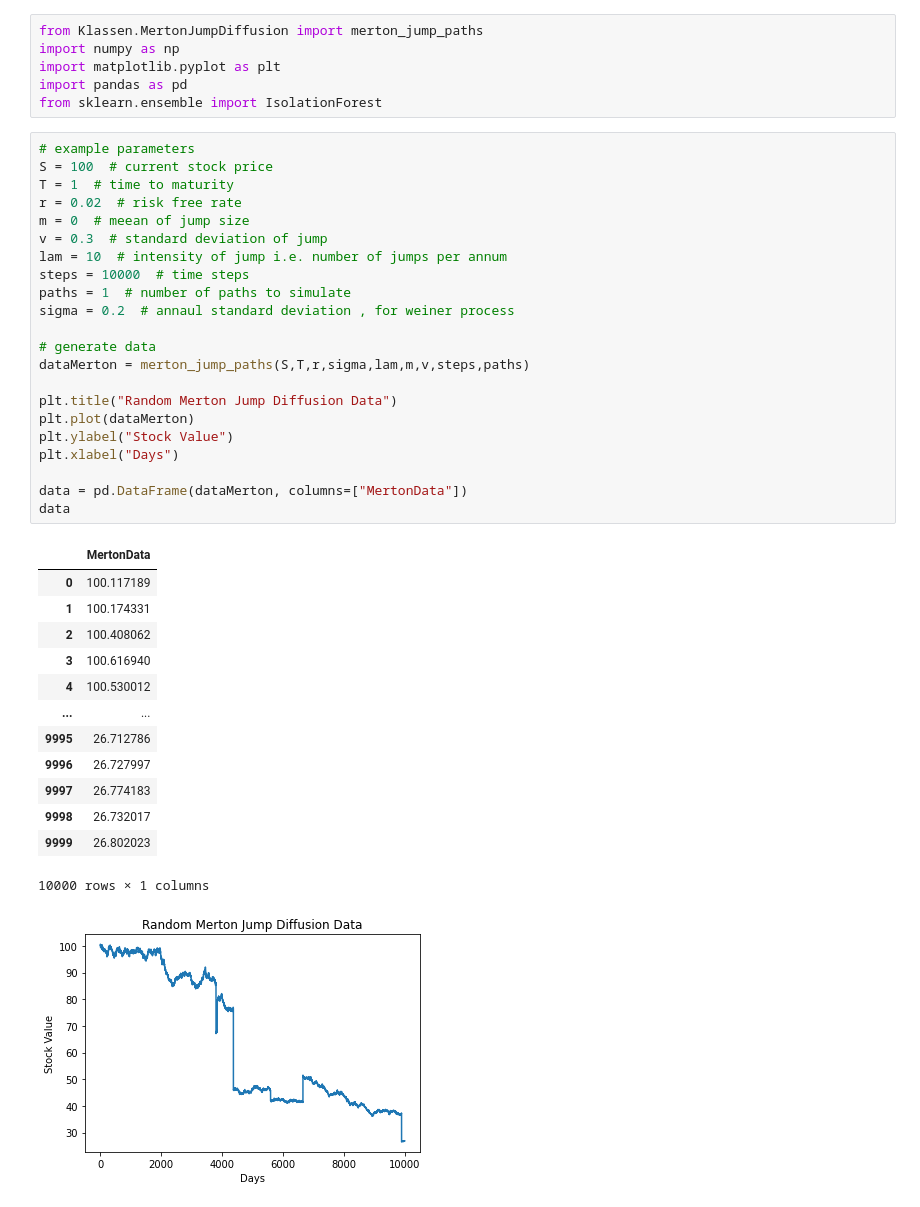
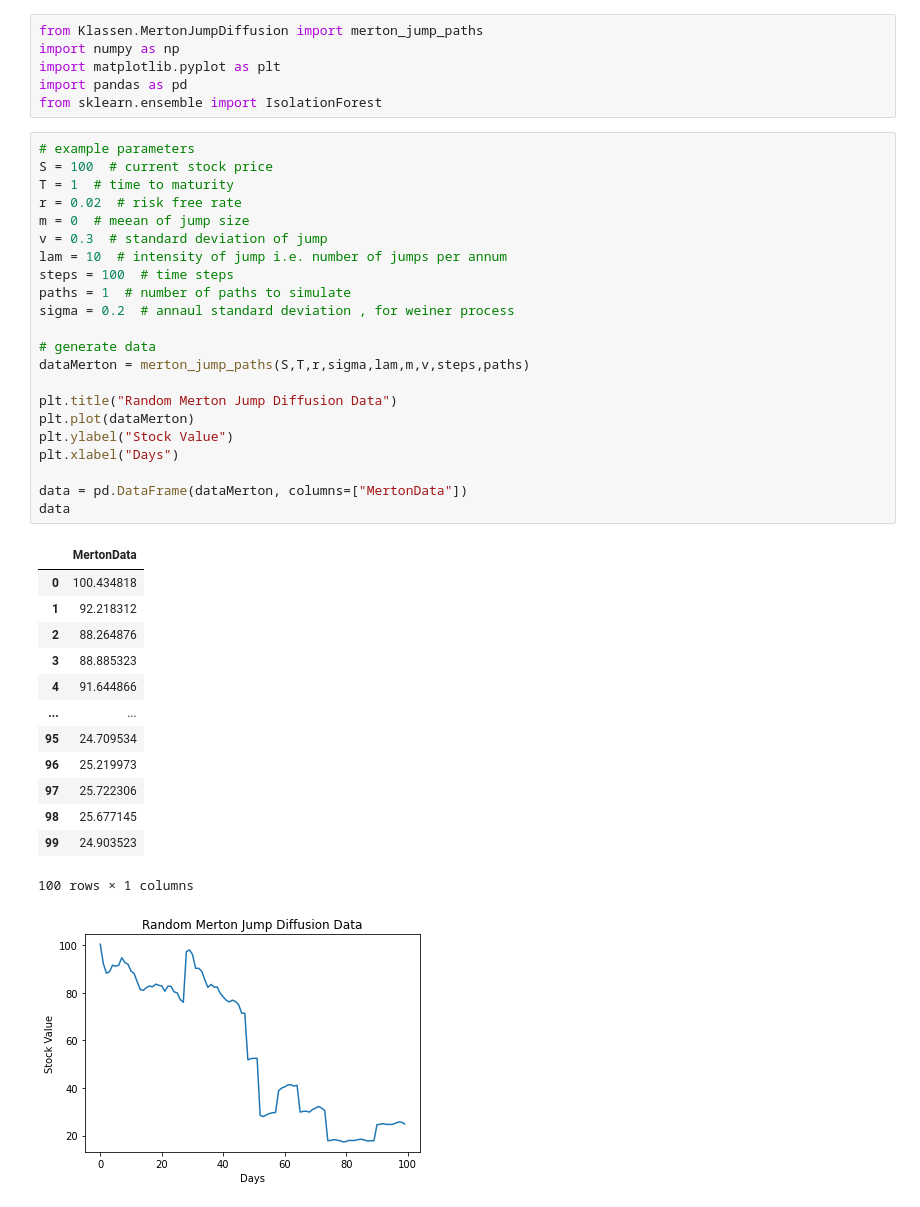
Before and after one commit to Mastercheef/Projekt-Datenanalyse, a Jupyter notebook: IsolationForest/Isolation_Forest_example.ipynb, the cells around one changed output. Drawn from its saved outputs; the diff is of its cells as text.

```diff
--- a/IsolationForest/Isolation_Forest_example.ipynb
+++ b/IsolationForest/Isolation_Forest_example.ipynb
@@ -7,40 +7,40 @@ from sklearn.ensemble import IsolationForest
 # %%
 # example parameters
 S = 100  # current stock price
 T = 1  # time to maturity
 r = 0.02  # risk free rate
 m = 0  # meean of jump size
 v = 0.3  # standard deviation of jump
 lam = 10  # intensity of jump i.e. number of jumps per annum
-steps = 10000  # time steps
+steps = 100  # time steps
 paths = 1  # number of paths to simulate
 sigma = 0.2  # annaul standard deviation , for weiner process
 
 # generate data
 dataMerton = merton_jump_paths(S,T,r,sigma,lam,m,v,steps,paths)
 
 plt.title("Random Merton Jump Diffusion Data")
 plt.plot(dataMerton)
 plt.ylabel("Stock Value")
 plt.xlabel("Days")
 
 data = pd.DataFrame(dataMerton, columns=["MertonData"])
 data
 # %% [output]
 |  | MertonData |
-| 0 | 100.117189 |
-| 1 | 100.174331 |
-| 2 | 100.408062 |
-| 3 | 100.616940 |
-| 4 | 100.530012 |
+| 0 | 100.434818 |
+| 1 | 92.218312 |
+| 2 | 88.264876 |
+| 3 | 88.885323 |
+| 4 | 91.644866 |
 | ... | ... |
-| 9995 | 26.712786 |
-| 9996 | 26.727997 |
-| 9997 | 26.774183 |
-| 9998 | 26.732017 |
-| 9999 | 26.802023 |
+| 95 | 24.709534 |
+| 96 | 25.219973 |
+| 97 | 25.722306 |
+| 98 | 25.677145 |
+| 99 | 24.903523 |
-10000 rows × 1 columns
+100 rows × 1 columns
-[figure, old version]
+[figure, new version]
 # %%
 iso = IsolationForest(n_estimators=50,
                       max_samples='auto',
```
Also changed, not shown: parts of 2 cells of this notebook, 2 other files.
